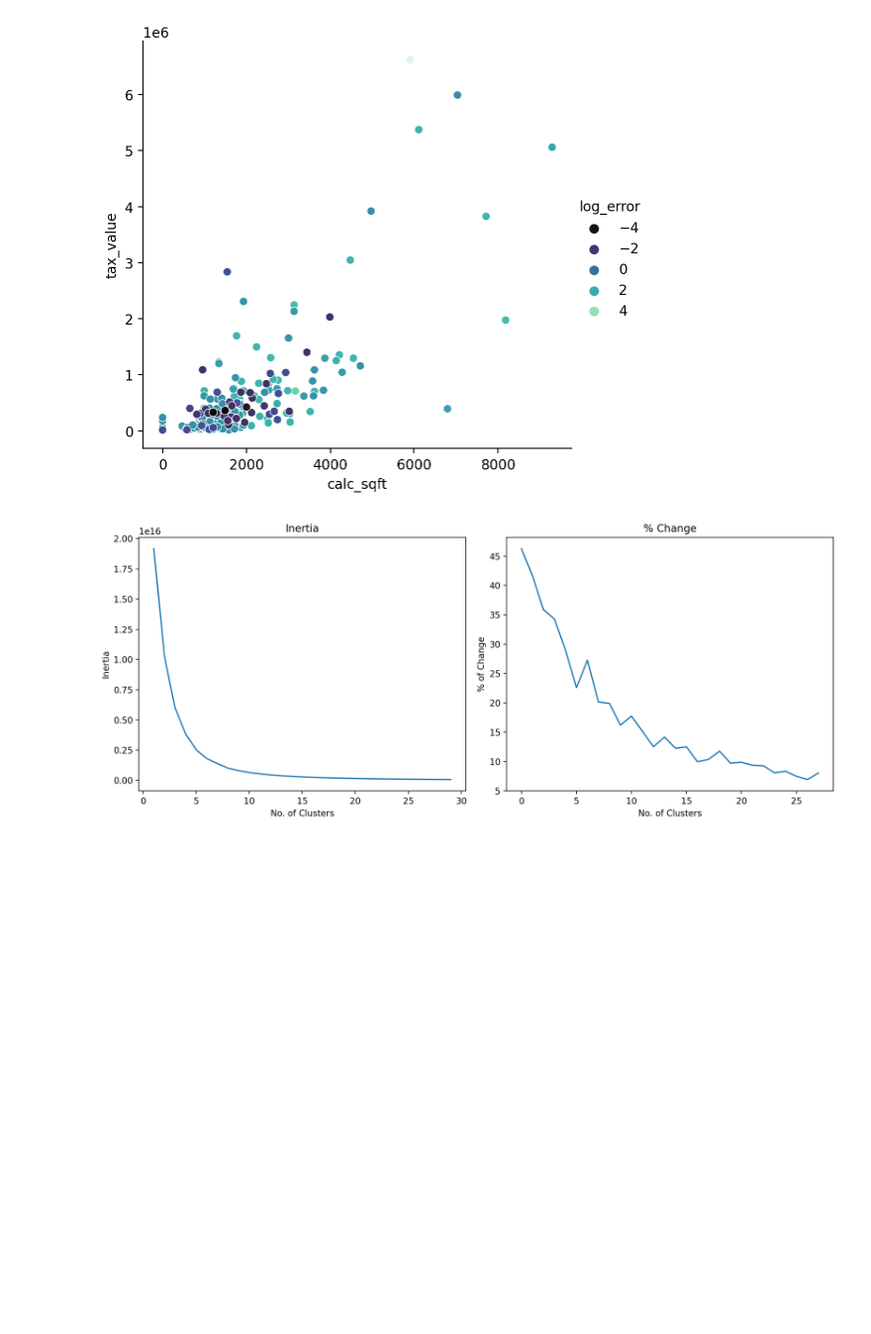
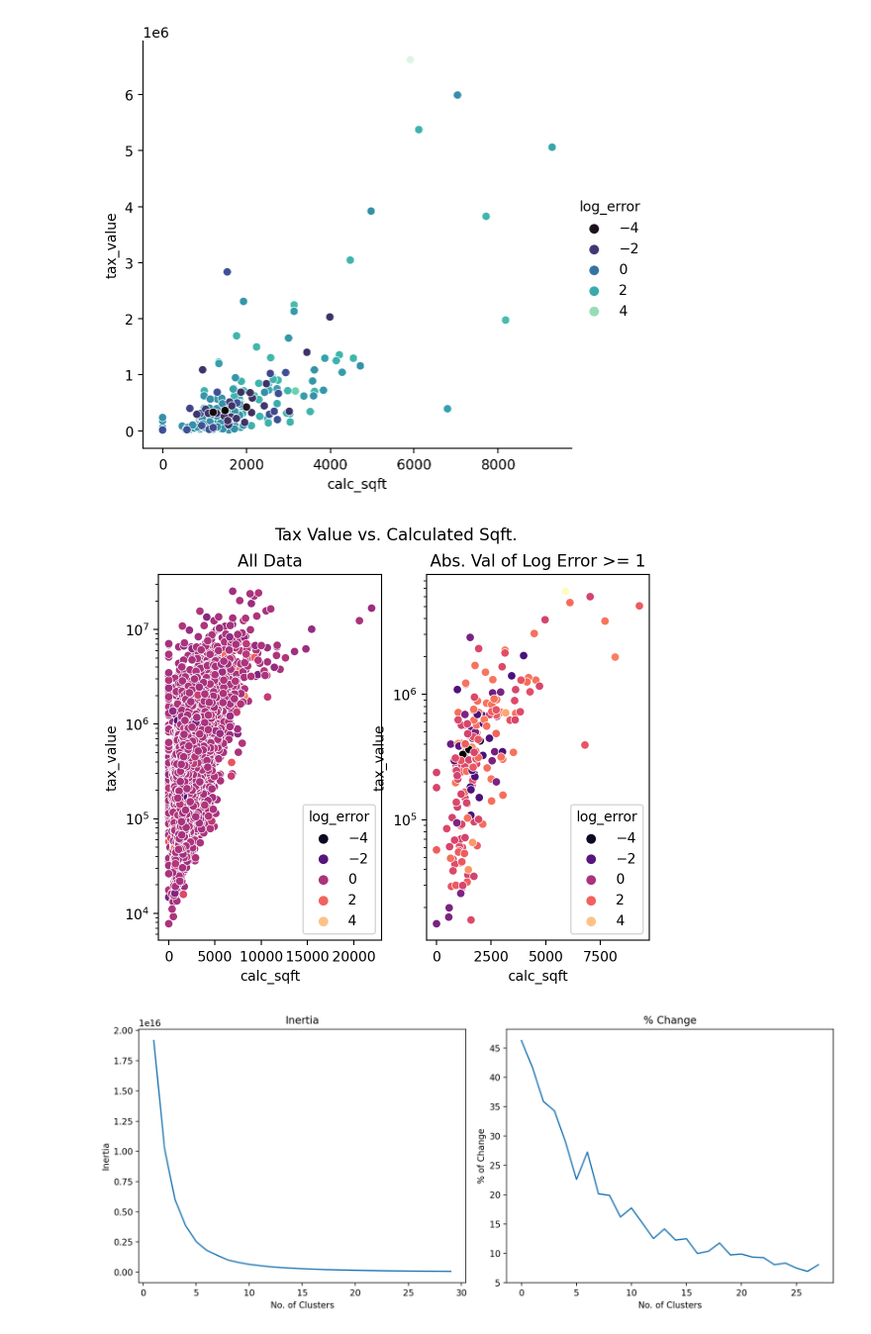
Before and after one commit to L-G-B-Team/clustering-project, a Jupyter notebook: woody_explore.ipynb, the cells around one changed output. Shown at 99% size. Cells and saved outputs as stored; diff of their text form; code cells hidden in the pictures; blank space fills up the shorter version.

```diff
--- a/woody_explore.ipynb
+++ b/woody_explore.ipynb
@@ -52,6 +52,11 @@ sns.relplot(data=calc.sort_values('log_error',ascending=False), x='calc_sqft',y=
 # %% [output]
 <seaborn.axisgrid.FacetGrid at 0x...>
 [figure]
+# %%
+reload(e)
+e.tax_sqft_plot(train)
+# %% [output]
+[figure, added]
 # %%
 e.generate_elbow(train[['tax_value','calc_sqft']])
 # %% [output]
```
Also changed, not shown: parts of 1 cell of this notebook, 1 other file.
